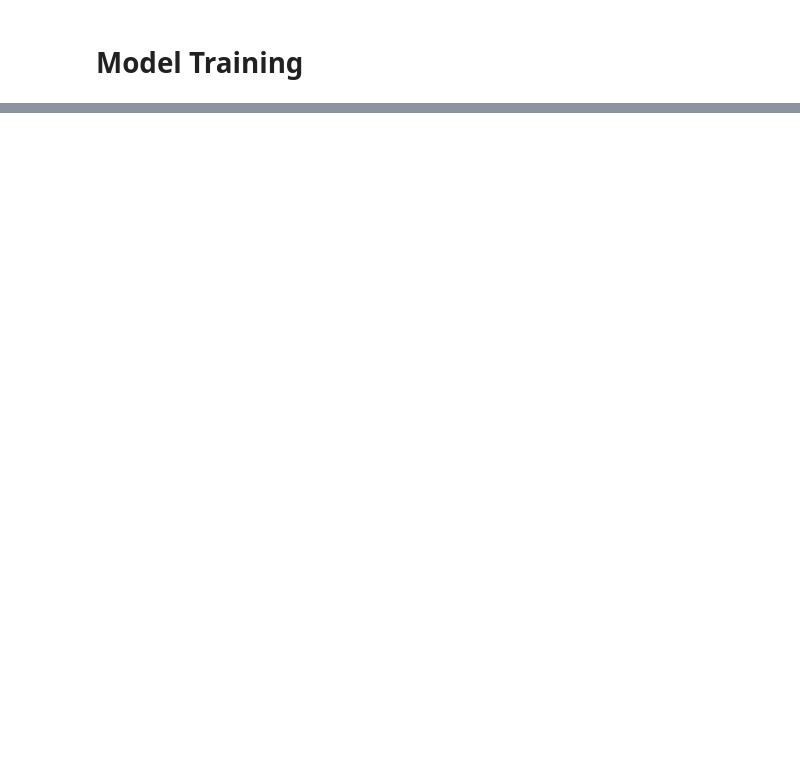
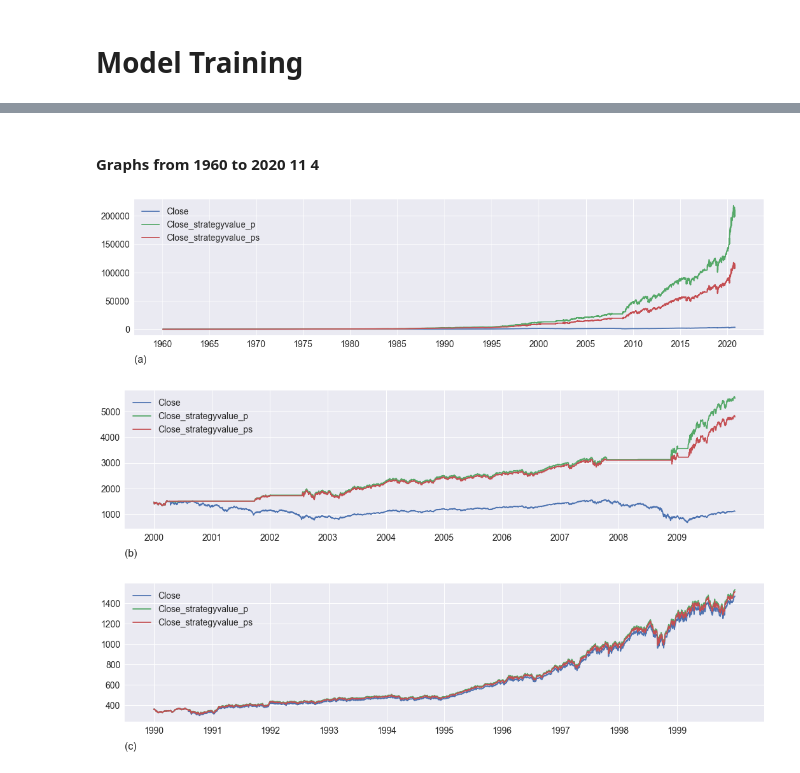
Before and after one commit to Aljgutier/Pyquant, a Jupyter notebook: SP500_MktCycle_ML.ipynb, the cells around one changed output, grey strips where cells are left out. Drawn from its saved outputs; the diff is of its cells as text; code cells hidden in the pictures; blank space fills up the shorter version.

```diff
--- a/SP500_MktCycle_ML.ipynb
+++ b/SP500_MktCycle_ML.ipynb
@@ -877,0 +714,4 @@ fmplot(dfbt,variables=[['Close_strategyvalue', 'Close'],'Close','p','mkt'],start
+# %%
+se=(dt.datetime(1990,1,1),dt.datetime(1999,12,31))
+dftsummary,dfbt=fmbacktest(dfxyp[se[0]:se[1]].copy(),price_variable,'p_s')
+dftsummary
@@ -877,0 +807,19 @@ fmplot(dfbt,variables=[['Close_strategyvalue', 'Close'],'Close','p','mkt'],start
+# %%
+# Read dict_bktest
+
+keys =['dfbktest_xgbv3_features20_ps3_1960-1-1_to_1969-12-31',
+       'dfbktest_xgbv3_features20_ps3_1970-1-1_to_1979-12-31',
+       'dfbktest_xgbv3_features20_ps3_1980-1-1_to_1989-12-31',
+       'dfbktest_xgbv3_features20_ps3_1990-1-1_to_1999-12-31',
+       'dfbktest_xgbv3_features20_ps3_2000-1-1_to_2009-12-31',
+       'dfbktest_xgbv3_features20_ps3_2010-1-1_to_2019-12-31',
+       'dfbktest_xgbv3_features20_ps3_2020-1-1_to_2020-11-4',
+       'dfbktest_xgbv3_features20_ps3_1960-1-1_to_2020-11-4',
+       'dfbktest_xgbv3_features20_ps3_1957-1-1_to_2020-11-4']
+dict_dfbktest={}
+dir='./data/'
+for k in keys:
+    filename = dir+k+'.csv'
+    dict_dfbktest[k]=pd.read_csv(filename,index_col=0,parse_dates=True)
+
+dict_dfbktest['dfbktest_xgbv3_features20_ps3_1960-1-1_to_1969-12-31'].tail(3)
@@ -877,0 +903,28 @@ fmplot(dfbt,variables=[['Close_strategyvalue', 'Close'],'Close','p','mkt'],start
+# %% [markdown]
+#### Graphs from 1960 to 2020 11 4
+# %%
+#['dfbktest_xgbv3_features20_ps3_1960-1-1-1_to_1969-12-31', 'dfbktest_xgbv3_features20_ps3_1970-1-1-1_to_1979-12-31',
+# 'dfbktest_xgbv3_features20_ps3_1980-1-1-1_to_1989-12-31', 'dfbktest_xgbv3_features20_ps3_1990-1-1-1_to_1999-12-31',
+# 'dfbktest_xgbv3_features20_ps3_2000-1-1-1_to_2009-12-31', 'dfbktest_xgbv3_features20_ps3_2010-1-1-1_to_2019-12-31',
+# 'dfbktest_xgbv3_features20_ps3_2020-1-1-1_to_2020-11-4', 'dfbktest_xgbv3_features20_ps3_1960-1-1-1_to_2020-11-4']
+
+
+df=dict_dfbktest['dfbktest_xgbv3_features20_ps5_1960-1-1_to_2020-11-4']
+fmplot(df,[['Close','Close_strategyvalue_p','Close_strategyvalue_ps']],
+       figsize=(18,4),ytick_labelsize=14, xtick_labelsize=14, legend_fontsize=14, xlabel='(a)',
+      xlabelfontsize=16)
+
+# skip 2010 to 2019 since there are no downcycles ... all curves will be on top of each other
+df=dict_dfbktest['dfbktest_xgbv3_features20_ps5_2000-1-1_to_2009-12-31']
+fmplot(df,[['Close','Close_strategyvalue_p','Close_strategyvalue_ps']],
+       figsize=(18,4),ytick_labelsize=14, xtick_labelsize=14, legend_fontsize=14,  xlabel='(b)',
+      xlabelfontsize=16)
+
+df=dict_dfbktest['dfbktest_xgbv3_features20_ps5_1990-1-1_to_1999-12-31']
+fmplot(df,[['Close','Close_strategyvalue_p','Close_strategyvalue_ps']],
+       figsize=(18,4),ytick_labelsize=14, xtick_labelsize=14, legend_fontsize=14,  xlabel='(c)',
+      xlabelfontsize=16)
+# %% [output]
+[figure, added]
+[figure, added]
+[figure, added]
```
Also changed, not shown: parts of 95 cells of this notebook.
